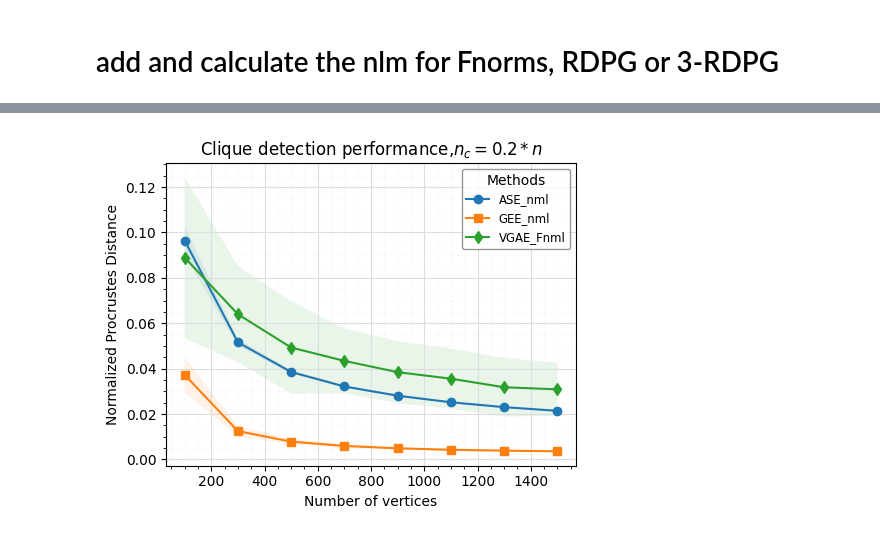
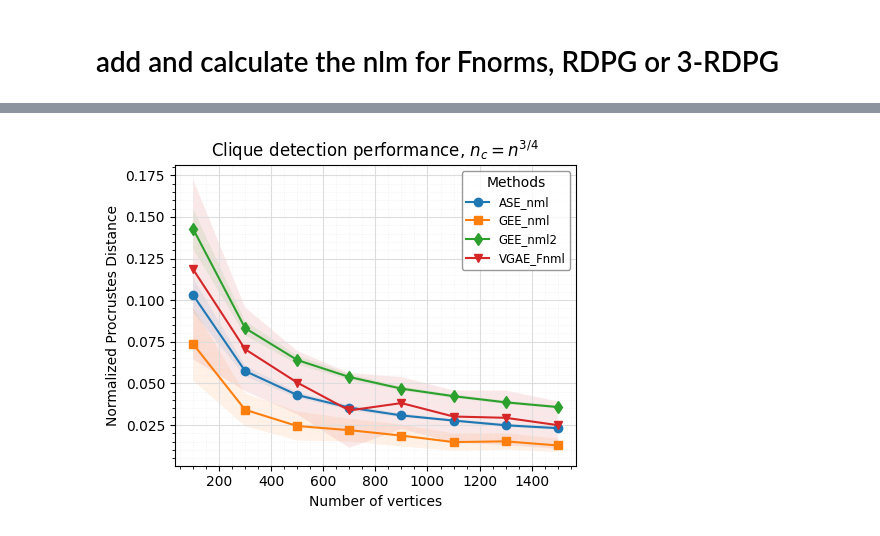
Before and after one commit to tong-qii/Clique_detection, a Jupyter notebook: EU_email.ipynb, the cells around one changed output, grey strips where cells are left out. Cells and saved outputs as stored; diff of their text form; code cells hidden in the pictures.

Commit message:
update plots

```diff
--- a/EU_email.ipynb
+++ b/EU_email.ipynb
@@ -352,11 +406,8 @@ readdata.head(3)
 | 1 | 0.061137 | 6.020328 | 10.959078 | 6.0 | 6.127300 | 36.035774 |
 | 2 | 0.040317 | 6.025219 | 13.015982 | 6.0 | 6.131626 | 38.422852 |
 # %%
-#data = np.reshape(EU_data, (len(n_c), 4))
-#df = pd.DataFrame(data)
-#df.columns =['ASE','GEE','GAE','Clique']
 
-readdata = pd.read_csv ('./sim_data/EU_sym201.csv',sep=',',header = 0)
+readdata = pd.read_csv ('./sim_data/EU_sym2201.csv',sep=',',header = 0)
 readdata = readdata.rename(columns={'n_c': 'Clique','GAE_fnorm':'VGAE_Fnorm',
                                     'GEE_fnorm':'GEE_Fnorm',
                                    'GEE_dist':'GEE','ASE_dist':'ASE', })
@@ -370,9 +421,9 @@ finaldf.reset_index(inplace=True)
 finaldf['Clique'] = finaldf['Clique'].astype(int)
 finaldf.loc[finaldf['Clique'] ==6  , 'Cliquesize'] = 'log(n)'
 finaldf.loc[finaldf['Clique'] == 47, 'Cliquesize'] = 'log(n)^2'
-finaldf.loc[finaldf['Clique'] == 80, 'Cliquesize'] = '0.08*n'
+finaldf.loc[finaldf['Clique'] == 31, 'Cliquesize'] = 'n^(1/2)'
 finaldf.loc[finaldf['Clique'] == 100, 'Cliquesize'] = '0.1*n'
-finaldf.loc[finaldf['Clique'] == 150, 'Cliquesize'] = '0.15*n'
+finaldf.loc[finaldf['Clique'] == 178, 'Cliquesize'] = 'n^(3/4)'
 finaldf.loc[finaldf['Clique'] == 201, 'Cliquesize'] = '0.2*n'
 finaldf
 # %% [output]
@@ -441,13 +492,14 @@ frame.set_edgecolor('grey')
 # %%
 # CAUTION
 # LOAD DATA
-#readdata = pd.read_csv ('./sim_data/new_sim/rdpgnocluster_02n1500.csv',sep=',',header = 0)
-readdata = pd.read_csv ('./sim_data/rdpg3cluster_logn1500.csv',sep=',',header = 0)
+readdata = pd.read_csv ('./sim_data/new_sim/rdpgnocluster_n^34n^341500.csv',sep=',',header = 0)
+#readdata = pd.read_csv ('./sim_data/new_sim/rdm_3rdpg_sqrtnsqrtn1500.csv',sep=',',header = 0)
 readdata = readdata.rename(columns={'GAE_nml':'VGAE_nml'})
+readdata = readdata.rename(columns={'VGAE_fnorm':'VGAE_Fnorm'})
 print(readdata.head(3))
 
-#distdf = readdata[['ASE_dist','GEE_dist','n','VGAE_Fnorm','GEE_dist2','GEE_fnorm']]
-distdf = readdata[['ASE_dist','GEE_dist','n','VGAE_Fnorm','GEE_fnorm']]
+distdf = readdata[['ASE_dist','GEE_dist','n','VGAE_Fnorm','GEE_dist2']]
+#distdf = readdata[['ASE_dist','GEE_dist','n','VGAE_Fnorm']]
 meltdf = pd.melt(distdf, id_vars=['n'], var_name='variable', value_name='value')
 summary_functions = {'value': ['min', 'mean', 'max', 'std']}
 finaldf = meltdf.groupby(['n', 'variable']).agg(summary_functions)
@@ -517,7 +569,8 @@ frame.set_edgecolor('grey')
 #test = pd.concat([readdata, adjnorms], axis=1)
 #test['GEE_nml2']=test['GEE_dist2']/test['adj0_norm']
 #test['VGAE_Fnml'] = test['VGAE_Fnorm']/test['adj0_norm']
-print(test.tail(3))
-#readdata['GEE_nml2']=readdata['GEE_dist2']/readdata['adj0_norms']
+#print(test.tail(3))
+
+readdata['GEE_nml2']=readdata['GEE_dist2']/readdata['adj0_norms']
 readdata['VGAE_Fnml']=readdata['VGAE_Fnorm']/readdata['adj0_norms']
 #print(readdata.head(3))
@@ -534,8 +577,8 @@ readdata['VGAE_Fnml']=readdata['VGAE_Fnorm']/readdata['adj0_norms']
 # %%
 # get the normalized sub datafile
-#nmldf = test[['ASE_nml','VGAE_Fnml','GEE_nml','GEE_nml2','n']]
-#nmldf = readdata[['ASE_nml','VGAE_Fnml','GEE_nml','GEE_nml2','n']]
-nmldf = readdata[['ASE_nml','VGAE_Fnml','GEE_nml','n']]
+#nmldf = test[['ASE_nml','VGAE_Fnml','GEE_nml','n']]
+nmldf = readdata[['ASE_nml','VGAE_Fnml','GEE_nml','GEE_nml2','n']]
+#nmldf = readdata[['ASE_nml','VGAE_Fnml','GEE_nml','n']]
 #nmldf = readdata[['ASE_nml','VGAE_Fnml','GEE_nml','n']]
 meltdf = pd.melt(nmldf, id_vars=['n'], var_name='variable', value_name='value')
 summary_functions = {'value': ['min', 'mean', 'max', 'std']}
@@ -557,33 +600,33 @@ for variable, group in finaldf.groupby('variable'):
     ax.fill_between(group['n'], group['value_mean'] - group['value_std'],
                     group['value_mean'] + group['value_std'], alpha=0.1)
     ax.grid(True)
     ax.grid(which='major', color='#DDDDDD', linewidth=0.8)
     ax.grid(which='minor', color='#EEEEEE', linestyle=':', linewidth=0.5)
     ax.minorticks_on()
 
 
 ax.set(xlabel='Number of vertices', ylabel='Normalized Procrustes Distance',
-       title='Clique detection performance, $n_c = 0.2*n$')   #+cliquesize) $$$$$$$$$$$$$$$$$$$$$$
+       title='Clique detection performance, $n_c = n^{3/4}$')   #+cliquesize) $$$$$$$$$$$$$$$$$$$$$$
 # ax.set_facecolor("white")
 
 # set markers
 markers = ['o', 's', 'd','v','x','8']
 #markers = ['o', 's', 'd','v']
 #markers = ['o', 's', 'd']
 for i, line in enumerate(ax.get_lines()):
     line.set_marker(markers[i])
 
 #ax.legend(ax.get_lines(), finaldf.columns, loc='upper left', ncol=2)
 
 plt.tight_layout()
 
 legend = plt.legend(frameon = 1,loc = 1,title="Methods",fontsize='small',fancybox=True )
 frame = legend.get_frame()
 frame.set_facecolor('white')
 frame.set_edgecolor('grey')
 
 
 #plt.show()
-#plt.savefig('./plots/newplots2/rdpg3_02n_nml.png')# + cliquesize + '.png')
+#plt.savefig('./plots/newplots2/rdpg_n^34_nml.png')# + cliquesize + '.png')
 # %% [output]
-[figure, old version]
+[figure, new version]
```
Also changed, not shown: parts of 12 cells of this notebook.
